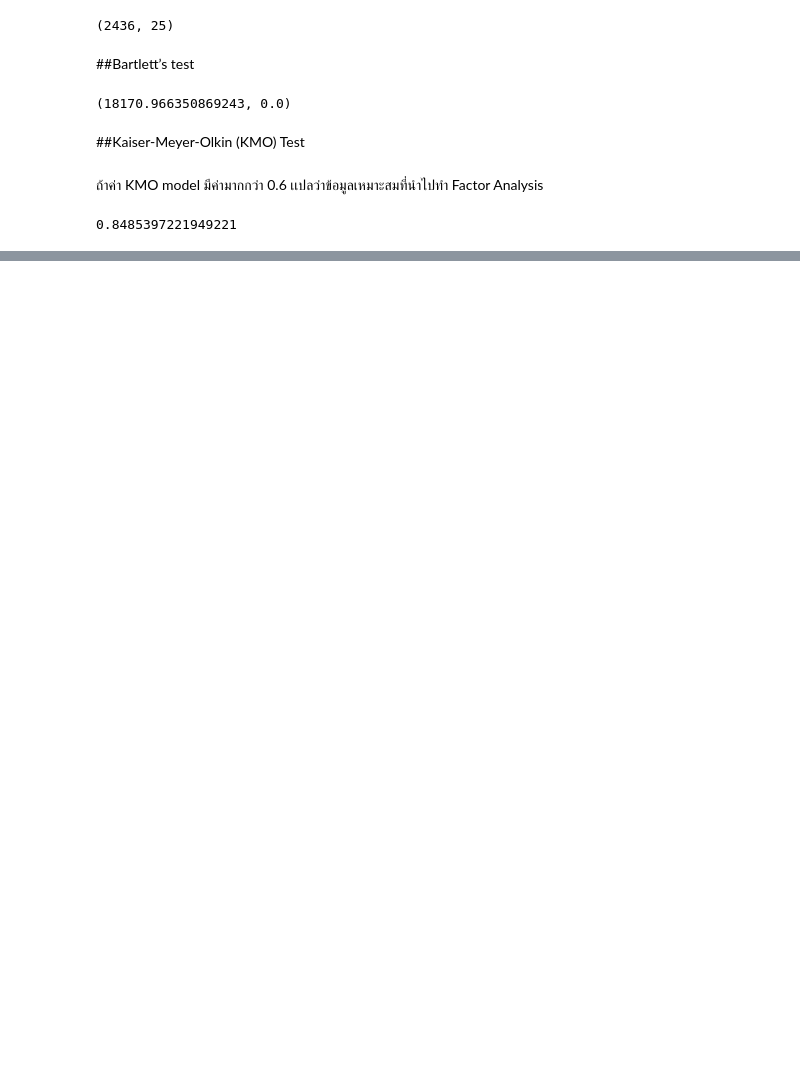
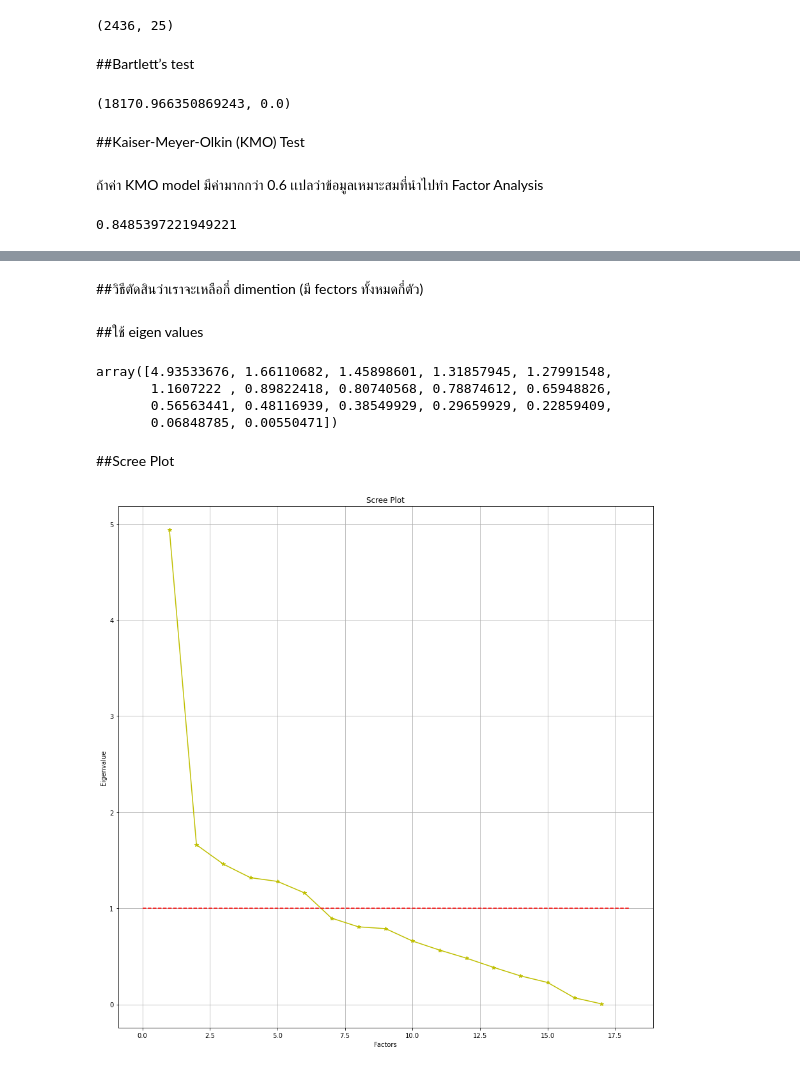
Before and after one commit to wanichayaporn/Multivariate, a Jupyter notebook: Chapter_5_Factor_Analysis.ipynb, the cells around one changed output, grey strips where cells are left out. Cells and saved outputs as stored; diff of their text form; code cells hidden in the pictures; blank space fills up the shorter version.

```diff
--- a/Chapter_5_Factor_Analysis.ipynb
+++ b/Chapter_5_Factor_Analysis.ipynb
@@ -172,0 +277,2 @@ kmo_model ##ถ้าคำนวณได้น้อยกว่า0.6 เเ
+# %%
+FIFA_data_dropped = FIFA_data_dropped.dropna()
@@ -174,0 +310,2 @@ kmo_model ##ถ้าคำนวณได้น้อยกว่า0.6 เเ
+# %%
+fa = FactorAnalyzer(n_factors=16) ##กำหนด factor เท่ากับ 16
@@ -174,0 +314,2 @@ kmo_model ##ถ้าคำนวณได้น้อยกว่า0.6 เเ
+# %%
+data_fa = fa.fit_transform(FIFA_data_dropped)
@@ -174,0 +320,26 @@ kmo_model ##ถ้าคำนวณได้น้อยกว่า0.6 เเ
+# %% [markdown]
+##วิธีตัดสินว่าเราจะเหลือกี่ dimention (มี fectors ทั้งหมดกี่ตัว)
+# %%
+ev,v = fa.get_eigenvalues()
+# %% [markdown]
+##ใช้ eigen values
+# %%
+ev
+# %% [output]
+array([4.93533676, 1.66110682, 1.45898601, 1.31857945, 1.27991548,
+       1.1607222 , 0.89822418, 0.80740568, 0.78874612, 0.65948826,
+       0.56563441, 0.48116939, 0.38549929, 0.29659929, 0.22859409,
+       0.06848785, 0.00550471])
+# %% [markdown]
+##Scree Plot
+# %%
+# Create scree plot using matplotlib
+plt.plot(range(1,FIFA_data_dropped.shape[1]+1),ev,'y*-')
+plt.plot([0,FIFA_data_dropped.shape[1]+1],[1,1],'r--')
+plt.title('Scree Plot')
+plt.xlabel('Factors')
+plt.ylabel('Eigenvalue')
+plt.grid()
+plt.show()
+# %% [output]
+[figure, added]
```
Also changed, not shown: parts of 41 cells of this notebook.
